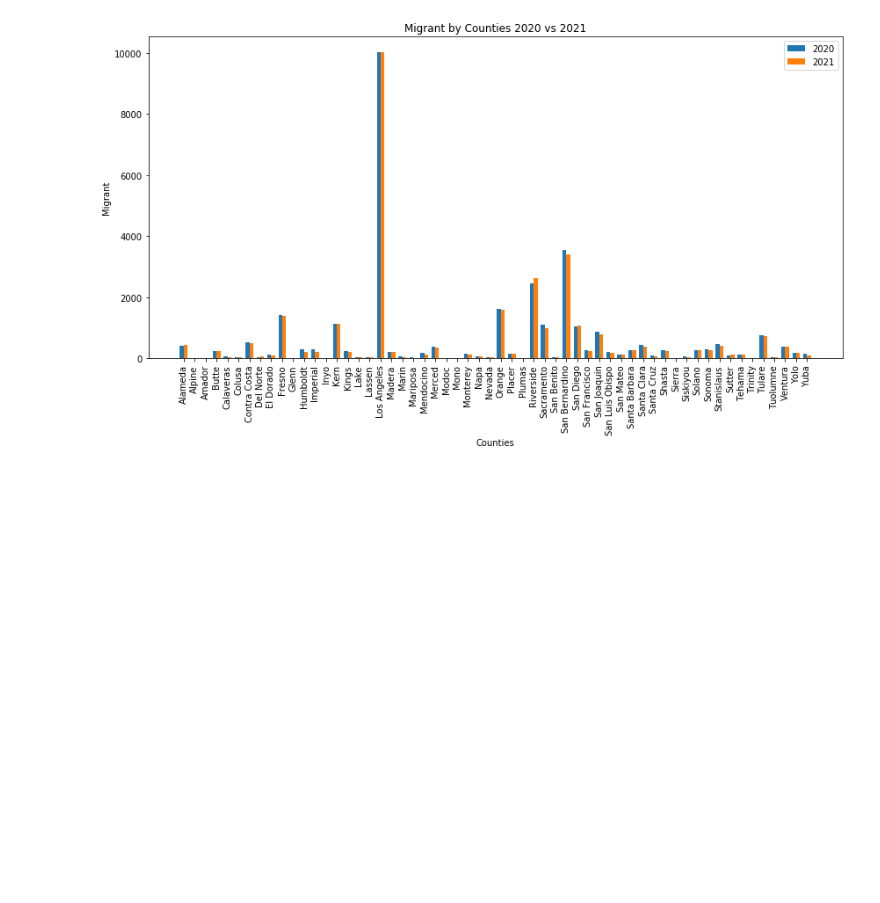
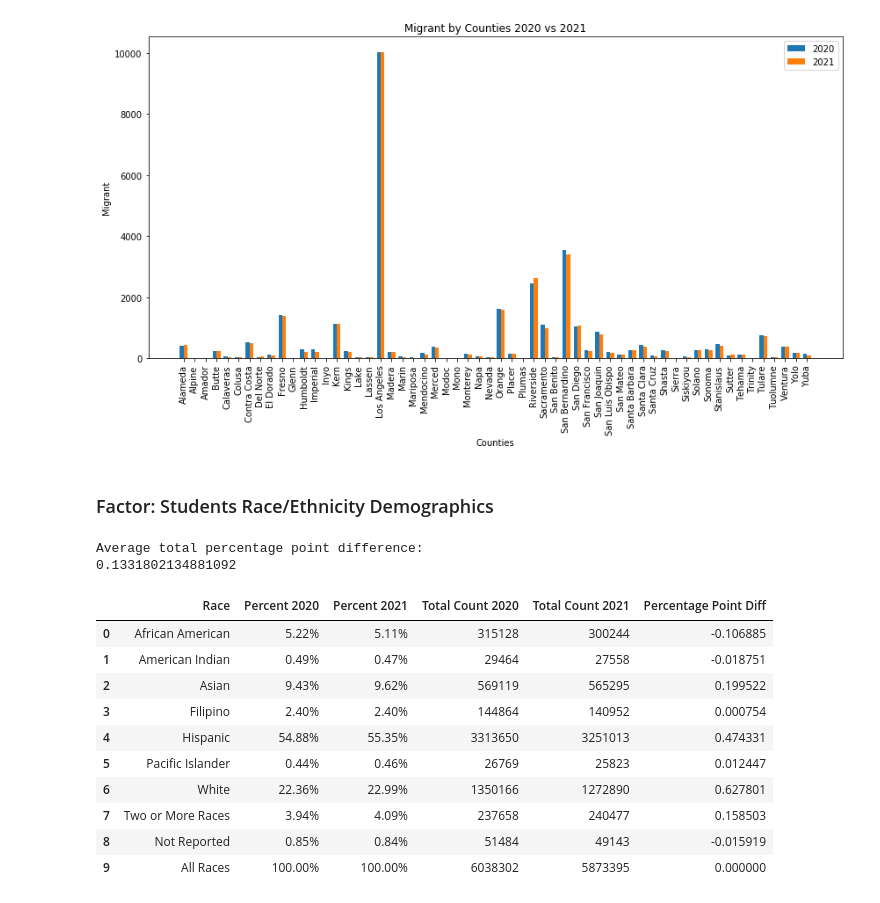
Before and after one commit to ludanzhan/Student-Enrollment-Project, a Jupyter notebook: Student Enrollemnt Project.ipynb, the cells around one changed output. Cells and saved outputs as stored; diff of their text form; code cells hidden in the pictures; blank space fills up the shorter version.

```diff
--- a/Student Enrollemnt Project.ipynb
+++ b/Student Enrollemnt Project.ipynb
@@ -741,3 +746,5 @@ plt.savefig("Images/MigrantSUM.png")
 plt.show()
 # %% [output]
 [figure]
+# %% [markdown]
+###  Factor: Students Race/Ethnicity Demographics
@@ -743,0 +774,23 @@ plt.show()
+# %%
+# create race/ethnicity percentages for 2021
+AA_2021 = combined_data_df['African American_2021'].sum()
+AI_2021 = combined_data_df['American Indian_2021'].sum()
+AS_2021 = combined_data_df['Asian_2021'].sum()
+HI_2021 = combined_data_df['Hispanic_2021'].sum()
+WH_2021 = combined_data_df['White_2021'].sum()
+PI_2021 = combined_data_df['Pacific Islander_2021'].sum()
+FI_2021 = combined_data_df['Filipino_2021'].sum()
+MR_2021 = combined_data_df['Two or More Races_2021'].sum()
+NR_2021 = combined_data_df['Not Reported Races_2021'].sum()
+
+tot_enroll_2021 = combined_data_df['EnrollTotal_2021'].sum()
+
+AA_percentage_2021 = AA_2021/tot_enroll_2021*100
+AI_percentage_2021 = AI_2021/tot_enroll_2021*100
+AS_percentage_2021 = AS_2021/tot_enroll_2021*100
+HI_percentage_2021 = HI_2021/tot_enroll_2021*100
+WH_percentage_2021 = WH_2020/tot_enroll_2021*100
+PI_percentage_2021 = PI_2020/tot_enroll_2021*100
+FI_percentage_2021 = FI_2021/tot_enroll_2021*100
+MR_percentage_2021 = MR_2021/tot_enroll_2021*100
+NR_percentage_2021 = NR_2021/tot_enroll_2021*100
@@ -743,0 +819,29 @@ plt.show()
+# %%
+#format summary race table
+
+race_labels = ["African American", "American Indian", "Asian", "Filipino", "Hispanic", "Pacific Islander", "White", "Two or More Races", "Not Reported", "All Races"]
+summary_race = pd.DataFrame({"Race": race_labels,
+"Percent 2020": [AA_percentage_2020, AI_percentage_2020, AS_percentage_2020, FI_percentage_2020, HI_percentage_2020, PI_percentage_2020, WH_percentage_2020, MR_percentage_2020, NR_percentage_2020, 100],
+"Percent 2021": [AA_percentage_2021, AI_percentage_2021, AS_percentage_2021, FI_percentage_2021, HI_percentage_2021, PI_percentage_2021, WH_percentage_2021, MR_percentage_2021, NR_percentage_2021, 100],
+"Total Count 2020": [AA_2020, AI_2020, AS_2020, FI_2020, HI_2020, PI_2020, WH_2020, MR_2020, NR_2020, tot_enroll_2020],
+"Total Count 2021": [AA_2021, AI_2021, AS_2021, FI_2021, HI_2021, PI_2021, WH_2021, MR_2021, NR_2021, tot_enroll_2021]})
+summary_race["Percent 2020"] = summary_race["Percent 2020"].map("{:.2f}%".format)
+summary_race["Percent 2021"] = summary_race["Percent 2021"].map("{:.2f}%".format)
+summary_race["Percentage Point Diff"]=[AA_percentage_2021-AA_percentage_2020, AI_percentage_2021-AI_percentage_2020, AS_percentage_2021-AS_percentage_2020, FI_percentage_2021-FI_percentage_2020, HI_percentage_2021-HI_percentage_2020, PI_percentage_2021-PI_percentage_2020, WH_percentage_2021-WH_percentage_2020, MR_percentage_2021-MR_percentage_2020, NR_percentage_2021-NR_percentage_2020, 0]
+print(f"Average total percentage point difference:")
+print(summary_race["Percentage Point Diff"].mean())
+summary_race
+# %% [output]
+Average total percentage point difference:
+0.1331802134881092
+|  | Race | Percent 2020 | Percent 2021 | Total Count 2020 | Total Count 2021 | Percentage Point Diff |
+| 0 | African American | 5.22% | 5.11% | 315128 | 300244 | -0.106885 |
+| 1 | American Indian | 0.49% | 0.47% | 29464 | 27558 | -0.018751 |
+| 2 | Asian | 9.43% | 9.62% | 569119 | 565295 | 0.199522 |
+| 3 | Filipino | 2.40% | 2.40% | 144864 | 140952 | 0.000754 |
+| 4 | Hispanic | 54.88% | 55.35% | 3313650 | 3251013 | 0.474331 |
+| 5 | Pacific Islander | 0.44% | 0.46% | 26769 | 25823 | 0.012447 |
+| 6 | White | 22.36% | 22.99% | 1350166 | 1272890 | 0.627801 |
+| 7 | Two or More Races | 3.94% | 4.09% | 237658 | 240477 | 0.158503 |
+| 8 | Not Reported | 0.85% | 0.84% | 51484 | 49143 | -0.015919 |
+| 9 | All Races | 100.00% | 100.00% | 6038302 | 5873395 | 0.000000 |
```
Also changed, not shown: parts of 26 cells of this notebook, 1 other file.
